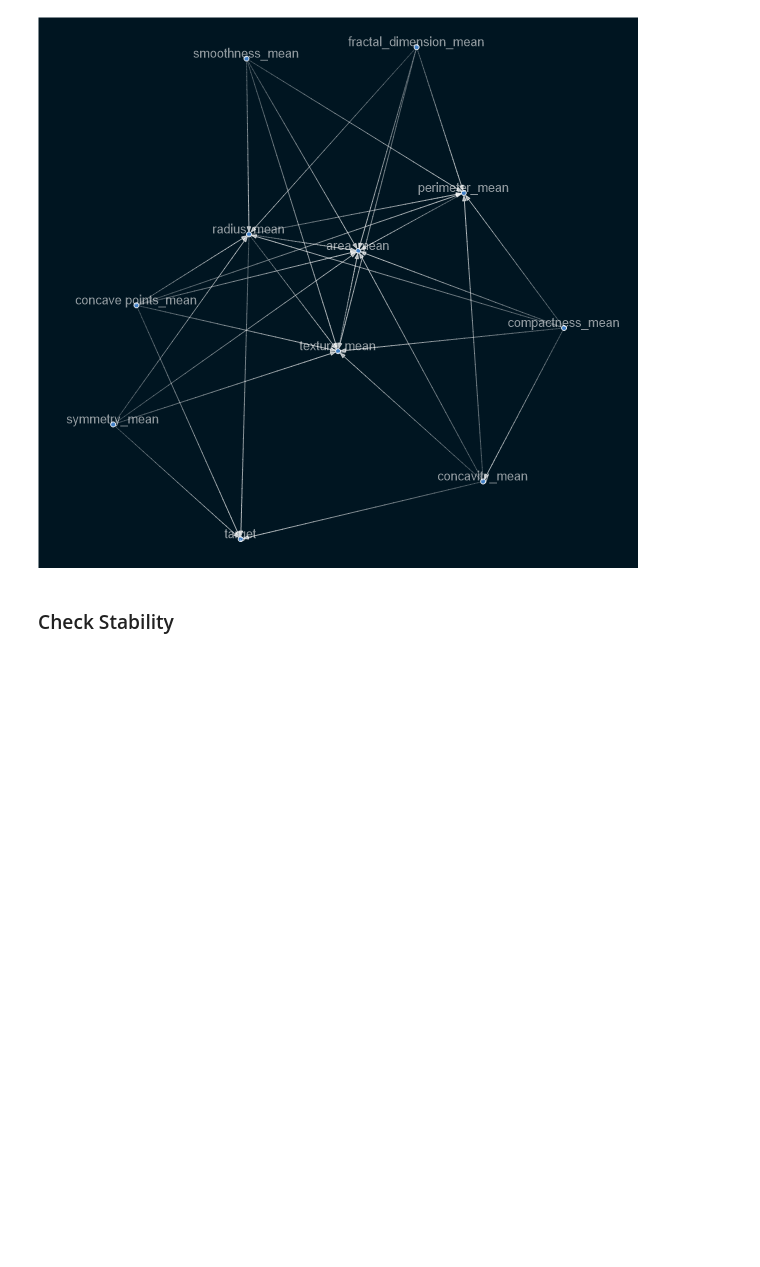
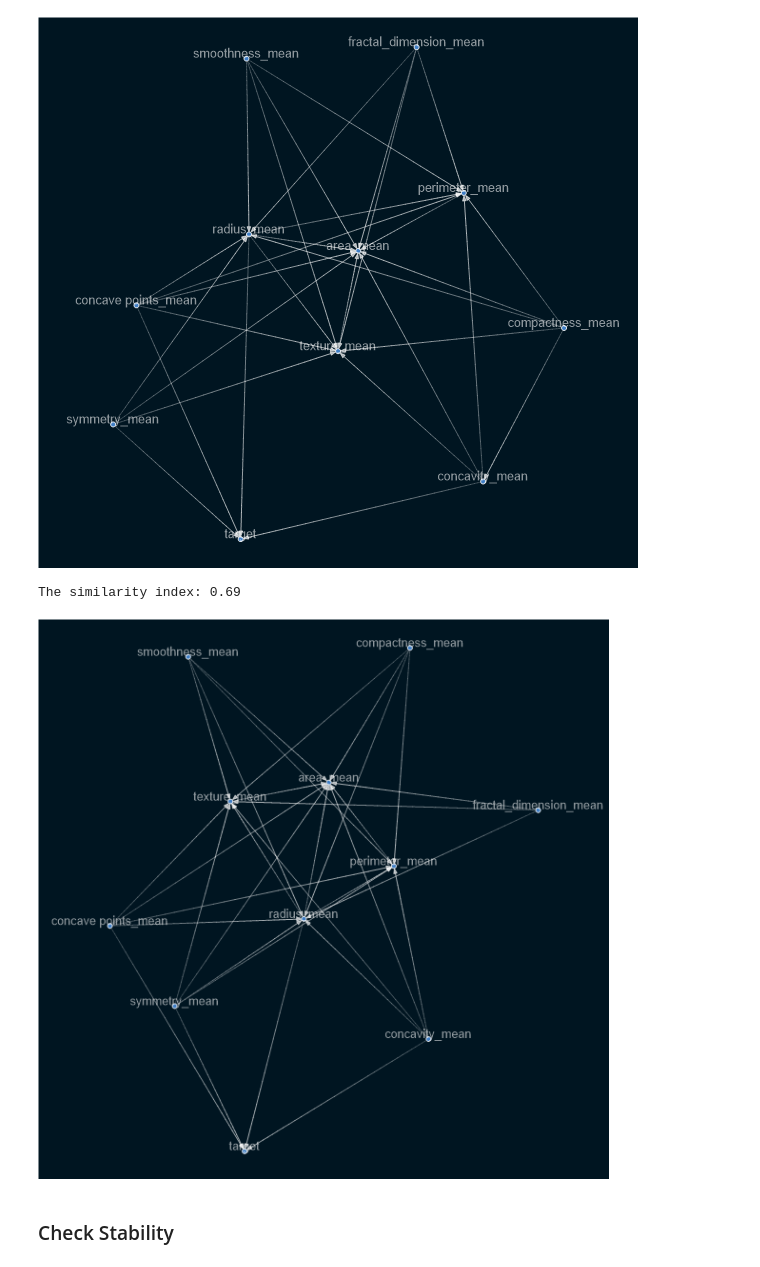
Before and after one commit to benbel376/causal_graph, a Jupyter notebook: notebooks/Causal_Inference.ipynb, the cells around one changed output. Cells and saved outputs as stored; diff of their text form; code cells hidden in the pictures; blank space fills up the shorter version.

Commit message:
compare ground truth with 80%

```diff
--- a/notebooks/Causal_Inference.ipynb
+++ b/notebooks/Causal_Inference.ipynb
@@ -376,7 +376,11 @@ plot_graph(sm60, 0.3)
 The similarity index: 0.65
 [figure]
 # %%
-sm100 = from_pandas(train_100, tabu_parent_nodes=["target"])
+print(jacc_index(ground_truth,sm80, 0.3, 0.3))
+plot_graph(sm80, 0.3)
+# %% [output]
+The similarity index: 0.69
+[figure, added]
 # %% [markdown]
 ### Check Stability
 # %% [markdown]
```
